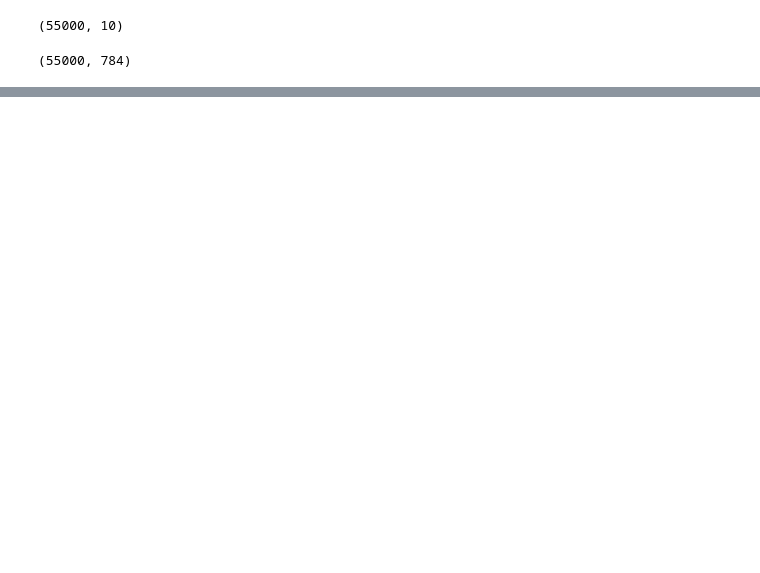
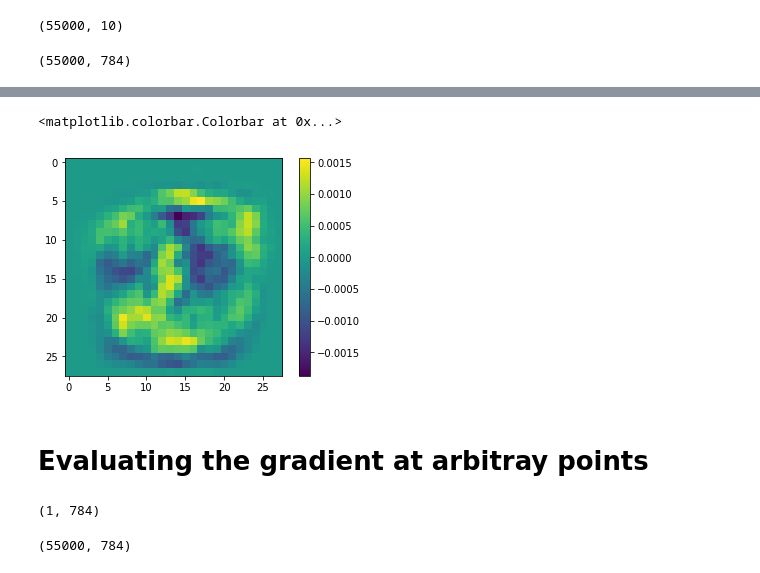
Before and after one commit to mbmcdermott/data-manifold, a Jupyter notebook: python/mnist/mnist_linear.ipynb, the cells around one changed output, grey strips where cells are left out. Drawn from its saved outputs; the diff is of its cells as text; code cells hidden in the pictures; blank space fills up the shorter version.

```diff
--- a/python/mnist/mnist_linear.ipynb
+++ b/python/mnist/mnist_linear.ipynb
@@ -80,0 +101,12 @@ plt.colorbar()
+# %%
+plt.imshow(-grad_eval[12,:].reshape([28,28]) + grad_eval[0,:].reshape([28,28]))
+plt.colorbar()
+# %% [output]
+<matplotlib.colorbar.Colorbar at 0x...>
+[figure, added]
+# %% [markdown]
+# Evaluating the gradient at arbitray points
+# %%
+mnist.train.images[0].reshape([1,784]).shape
+# %% [output]
+(1, 784)
@@ -80,0 +115,4 @@ plt.colorbar()
+# %%
+arbitrary_grad_eval.shape
+# %% [output]
+(55000, 784)
```
Also changed, not shown: parts of 26 cells of this notebook.
